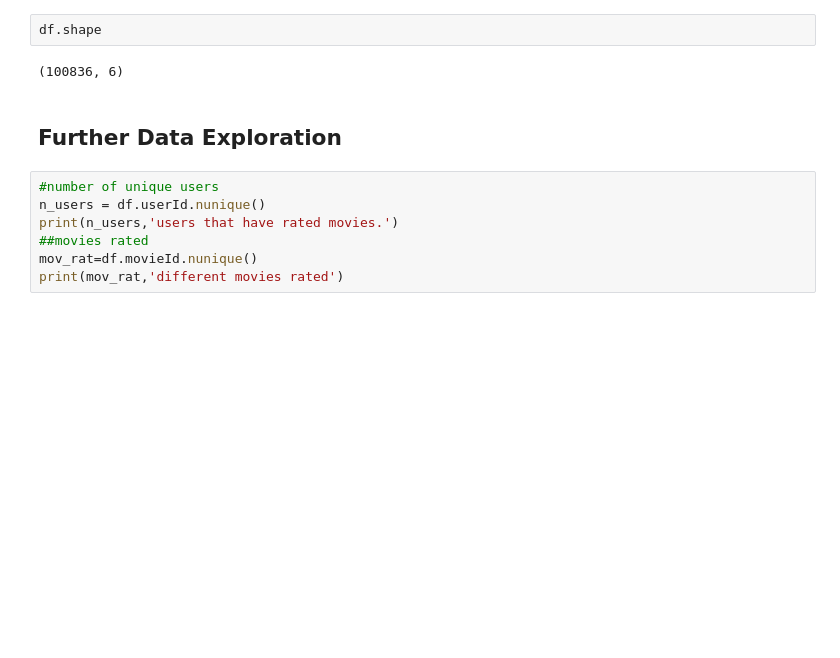
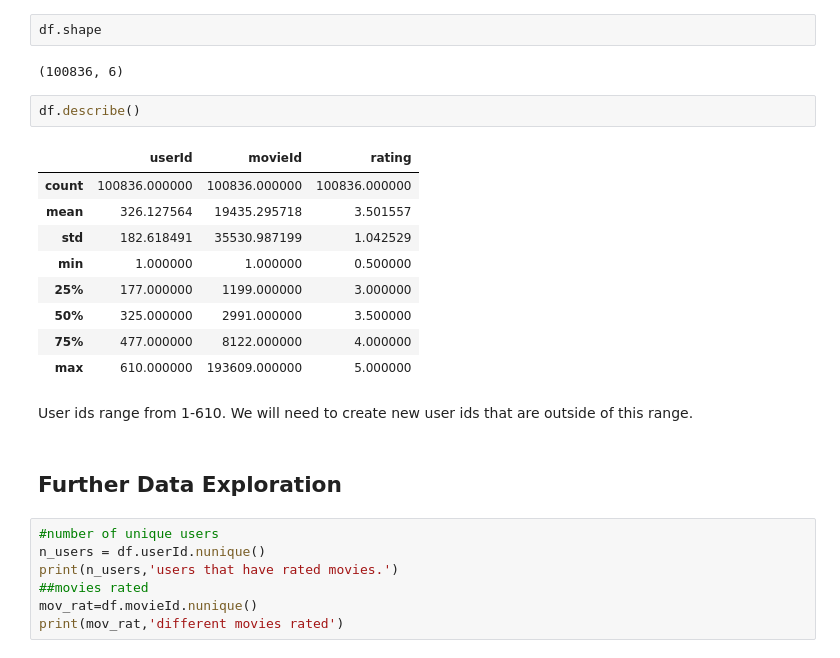
Before and after one commit to ceflynn/Movie-Recommendation-System, a Jupyter notebook: student.ipynb, the cells around one changed output. Cells and saved outputs as stored; diff of their text form; blank space fills up the shorter version.

```diff
--- a/student.ipynb
+++ b/student.ipynb
@@ -237,6 +237,20 @@ df.head()
 df.shape
 # %% [output]
 (100836, 6)
+# %%
+df.describe()
+# %% [output]
+|  | userId | movieId | rating |
+| count | 100836.000000 | 100836.000000 | 100836.000000 |
+| mean | 326.127564 | 19435.295718 | 3.501557 |
+| std | 182.618491 | 35530.987199 | 1.042529 |
+| min | 1.000000 | 1.000000 | 0.500000 |
+| 25% | 177.000000 | 1199.000000 | 3.000000 |
+| 50% | 325.000000 | 2991.000000 | 3.500000 |
+| 75% | 477.000000 | 8122.000000 | 4.000000 |
+| max | 610.000000 | 193609.000000 | 5.000000 |
+# %% [markdown]
+User ids range from 1-610.  We will need to create new user ids that are outside of this range.
 # %% [markdown]
 ## Further Data Exploration
 # %%
```
Also changed, not shown: parts of 28 cells of this notebook.
